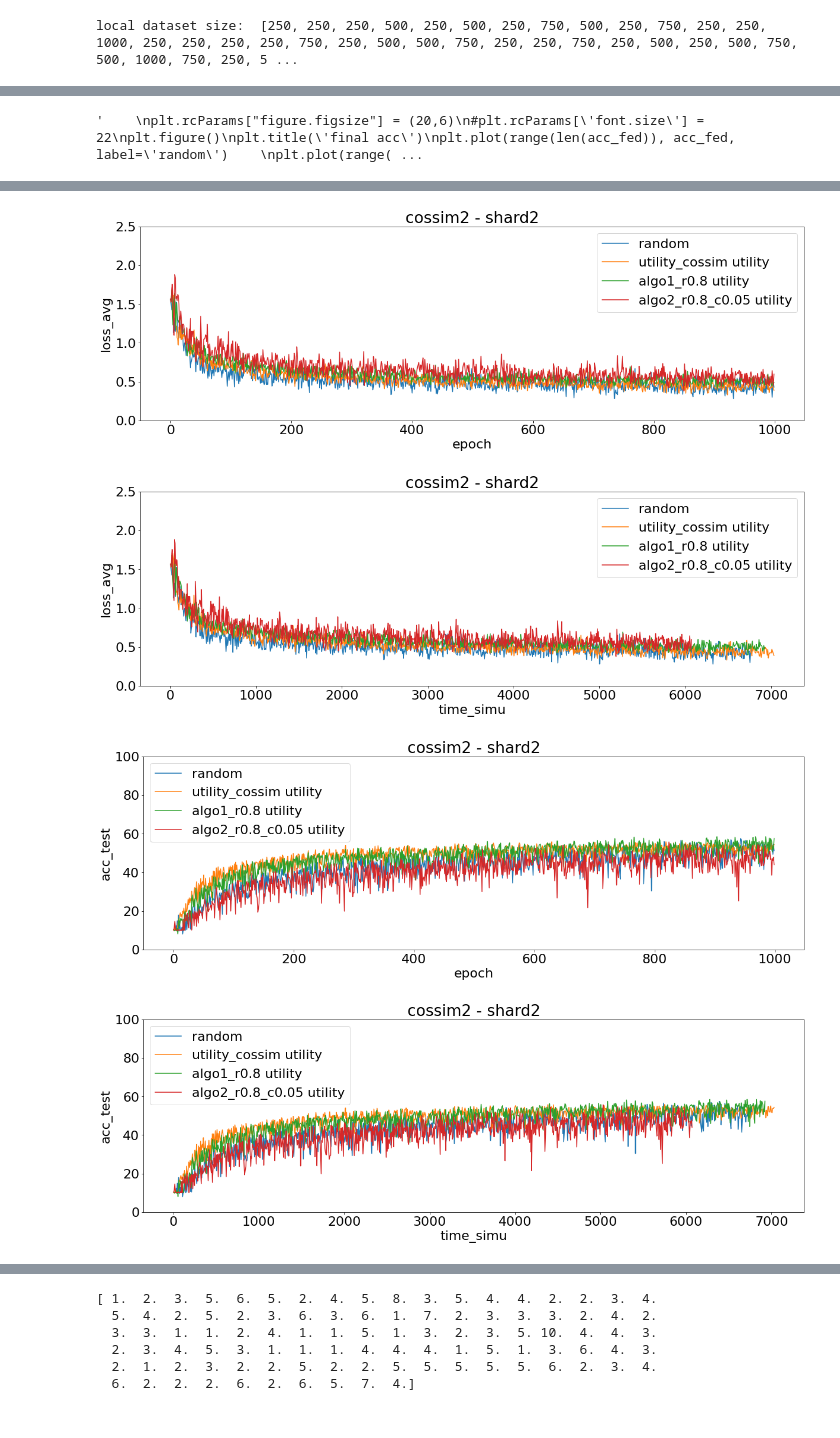
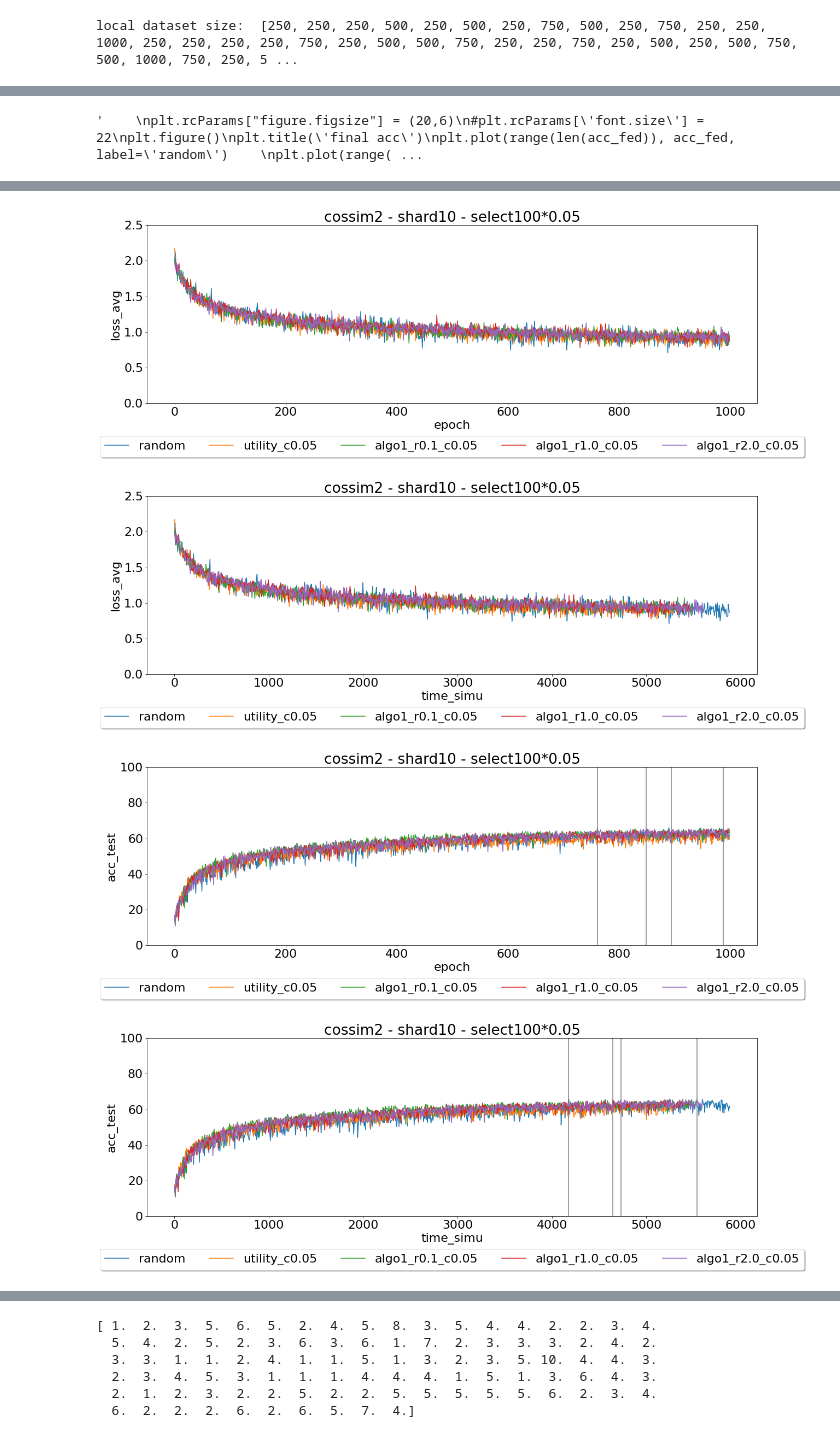
Before and after one commit to yhyeh/Fedcism, a Jupyter notebook: my_results_algo1.ipynb, the cells around one changed output, grey strips where cells are left out. Drawn from its saved outputs; the diff is of its cells as text; code cells hidden in the pictures.

Commit message:
Fix cossim procedure bug

```diff
--- a/my_results_algo1.ipynb
+++ b/my_results_algo1.ipynb
@@ -66,10 +286,14 @@ local dataset size:  [250, 250, 250, 500, 250, 500, 250, 750, 500, 250, 750, 250
 # %%
+frac = 0.05
+
 acc_fed = np.zeros(len(runs))
 acc_utility = np.zeros(len(runs))
 acc_local_localtest = np.zeros(len(runs))
 acc_local_newtest_avg = np.zeros(len(runs))
 acc_local_newtest_ens = np.zeros(len(runs))
 lg_metrics = {}
+bacc_algos = []
+
 
 fig, axs = plt.subplots(len(runs)+1, sharex=True, figsize=(20, 12))
 fig.suptitle('dataset size | selection cnt - shard' + str(shard_per_user))
@@ -79,7 +303,7 @@ for idx, run in enumerate(runs):
     print('=== ', run, ' ===')
     # FedAvg
 
-    base_dir_fed = os.path.join(base_dir, "{}/fedavg_cossim".format(run))
+    base_dir_fed = os.path.join(base_dir, "{}/fedavg_c{}".format(run, frac))
     if os.path.exists(base_dir_fed):
         results_path_fed = os.path.join(base_dir_fed, "results.csv")
         cossim_path_fed = os.path.join(base_dir_fed, "cossim_glob_uni.csv")
@@ -87,12 +311,13 @@ for idx, run in enumerate(runs):
 
         df_fed = pd.read_csv(results_path_fed)
         df_fed['cossim_glob_uni'] = cossim_glob_uni_fed
-        print(df_fed.head(20))
+        #print(df_fed.head(20))
         df_fed = df_fed[:global_ep]
-        print(df_fed.shape)
+        #print(df_fed.shape)
         acc_fed[idx] = df_fed.loc[df_fed.shape[0]-1]['best_acc']
         print('fedavg, best_acc', acc_fed[idx], '===================')
         print('')
+        bacc_algos.append(acc_fed[idx])
     else:
         print('No random selection training result.')
 
@@ -105,11 +330,16 @@ for idx, run in enumerate(runs):
 
     if shard_per_user == 10:
         #utility_algos = ['utility_cossim', 'algo1_r1.6', 'algo2_r1.6']
-        utility_algos = ['utility_cossim', 'algo1_r1.6', 'algo1_r1.6_c0.05']
+        utility_algos = ['utility_c0.05', '_algo1_r1.6_c0.05', 'algo2_r-loss_c0.05']
     elif shard_per_user == 2:
         #utility_algos = ['utility_cossim', 'algo1_r0.8', 'algo2_r0.8']
-        utility_algos = ['utility_cossim', 'algo1_r0.8', 'algo2_r0.8_c0.05']
+        utility_algos = ['utility_c0.05', '_algo1_r0.8_c0.05', 'algo2_r-loss_c0.05']
     #utility_algos.extend(gamma_path)
+    #utility_algos = ['utility_c0.05', 'algo1_r0.1_c0.05', 'algo1_r1.0_c0.05', 'algo1_r2.0_c0.05', 'algo2_r-loss_c0.05']
+    utility_algos = ['utility_c0.05',
+                     'algo1_r0.1_c0.05', 'algo1_r1.0_c0.05','algo1_r2.0_c0.05'
+                     #'algo2_r-loss_c0.05','algo2_r-loss2_c0.05'
+                    ]
 
 
     df_utility = {} # algo -> df of result
@@ -128,19 +358,22 @@ for idx, run in enumerate(runs):
             #df_utility[algo]['cossim_glob_uni'] = cossim_glob_uni_utility
             #utility = np.genfromtxt(utility_path, delimiter='\n')
 
-            print(df_utility[algo].head(25))
+            #print(df_utility[algo].head(25))
             df_utility[algo] = df_utility[algo][:global_ep]
-            print(df_utility[algo].shape)
+            #print(df_utility[algo].shape)
             acc_utility[idx] = df_utility[algo].loc[df_utility[algo].shape[0]-1]['best_acc']
-            print(algo,' utility selection, best_acc', acc_utility[idx], '===================')
+            print(algo,', best_acc', acc_utility[idx], '===================')
             print('')
+            bacc_algos.append(acc_utility[idx])
+
         else:
             print('No {} utility selection training result.'.format(algo))
 
 
+    print('bacc summary:', bacc_algos)
     #['loss_avg', 'loss_test', 'acc_test', 'best_acc']
     plt.rcParams["figure.figsize"] = (20,6)
-    metrics = [('loss_avg',[0, 2.5]),
+    metrics = [('loss_avg', [0, 2.5]),
                ('acc_test', [0, 100]),
                ('best_acc', [0, 70])]
                #('cossim_glob_uni', [0, 1])]
@@ -148,6 +381,8 @@ for idx, run in enumerate(runs):
     for col, yl in metrics:
         for x in ['epoch', 'time_simu']:
             plt.figure()
+            ann_idx = 5
+
             if os.path.exists(base_dir_fed):
                 #plt.plot(df_fed[x], df_fed[col], label='random', marker='^')
                 plt.plot(df_fed[x], df_fed[col], label='random')
@@ -157,9 +392,24 @@ for idx, run in enumerate(runs):
 
                 if os.path.exists(base_dir_utility):
                     #plt.plot(df_statsel[x], df_statsel[col], label='utility', marker='.')
-                    plt.plot(df_utility[algo][x], df_utility[algo][col], label=algo+ ' utility')
+                    plt.plot(df_utility[algo][x], df_utility[algo][col], label=algo)
+
+                    if col == 'acc_test' or col == 'best_acc':
+                        bacc = df_utility[algo]['best_acc'].iloc[-1]
+                        bepc = df_utility[algo]['best_acc'].idxmax()
+                        px = df_utility[algo][x][bepc]
+                        max_px = df_utility[algo][x].iloc[-1]
+                        #plt.plot([px], [bacc], 'o')
+                        plt.axvline(x=px, color='grey')
+                        '''
+                        plt.annotate('{}'.format(bacc), xy=(px, bacc),
+                                     xytext=(px**2/max_px/2, 100*(1-px/max_px)*1.5),
+                                     arrowprops=dict(color=(0,0,0,0.5), shrink=0.05, width=0.3))
+                        '''
+                        ann_idx -= 1
                     '''
-                    if col == 'best_acc':
+                    # test
+                    if col == 'best_acc' or col == 'loss_avg':
                         diff_bacc = df_utility[algo][col].diff()
                         ma_diff_bacc = diff_bacc.rolling(20).sum()
                         #print(ma_diff_bacc[:30])
@@ -167,11 +417,12 @@ for idx, run in enumerate(runs):
                         plt.plot(df_utility[algo][x], ma_diff_bacc, label=algo+' MA')
                         print('turning point of {}: {}'.format(algo, df_utility[algo][x][ma_diff_bacc.idxmin()]))
                     '''
-            plt.legend()
+            plt.legend(loc='upper center', bbox_to_anchor=(0.5, -0.15),
+                       fancybox=True, shadow=True, ncol=1+len(utility_algos))
             plt.ylabel(col)
             plt.xlabel(x)
             plt.ylim(yl)
-            plt.title(run + ' - shard' + str(shard_per_user))
+            plt.title('{} - shard{} - select{}*{}'.format(run, shard_per_user, num_users, frac))
             #plt.title(run + ' - ' + str(shard_per_user) + ' class per client')
 
 
@@ -225,4 +471,4 @@ algo2_r0.8_c0.05  utility selection, best_acc 55.67 ===================
-[figure, old version]
+[figure, new version]
-[figure, old version]
+[figure, new version]
-[figure, old version]
+[figure, new version]
-[figure, old version]
+[figure, new version]
```
Also changed, not shown: parts of 9 cells of this notebook, 2 other files.
